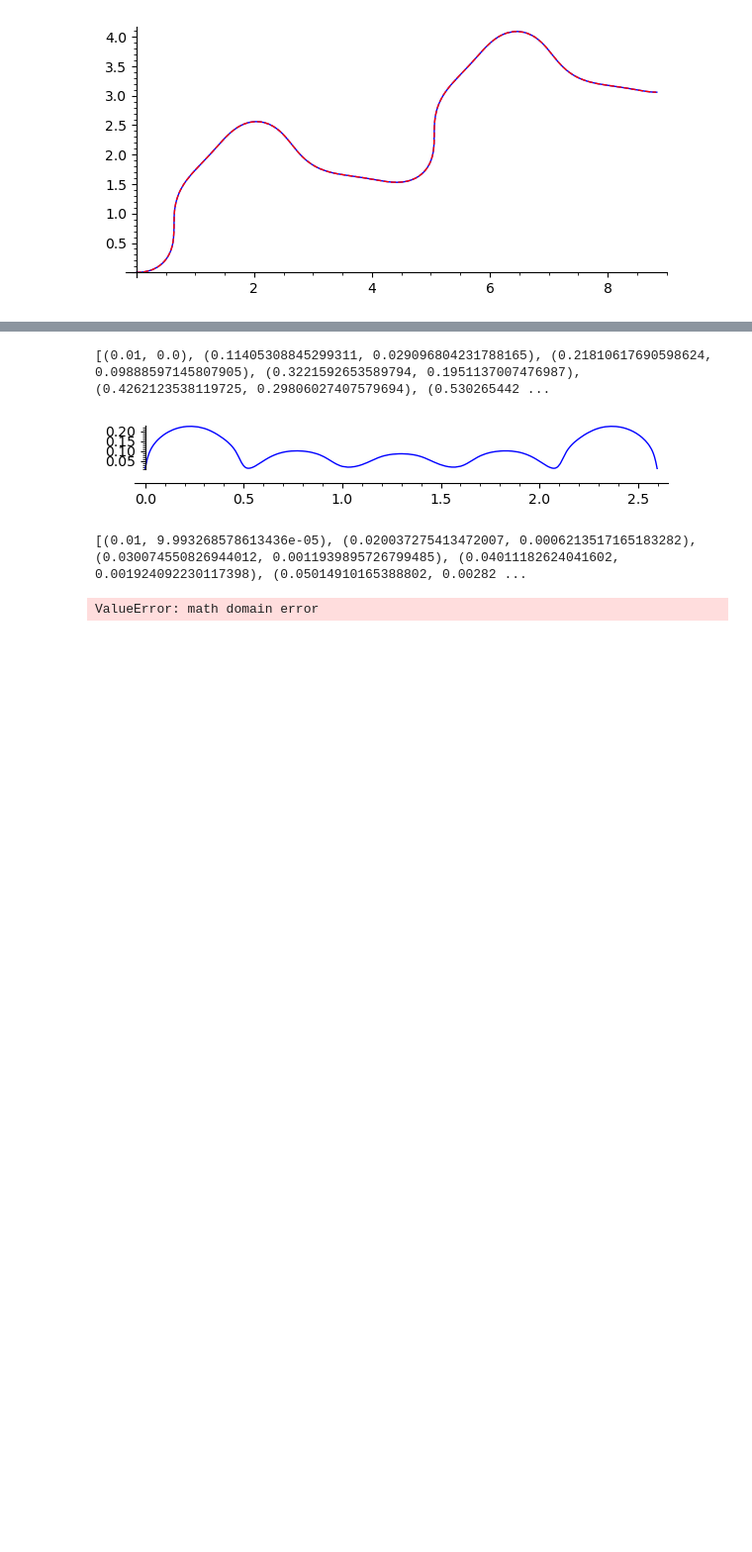
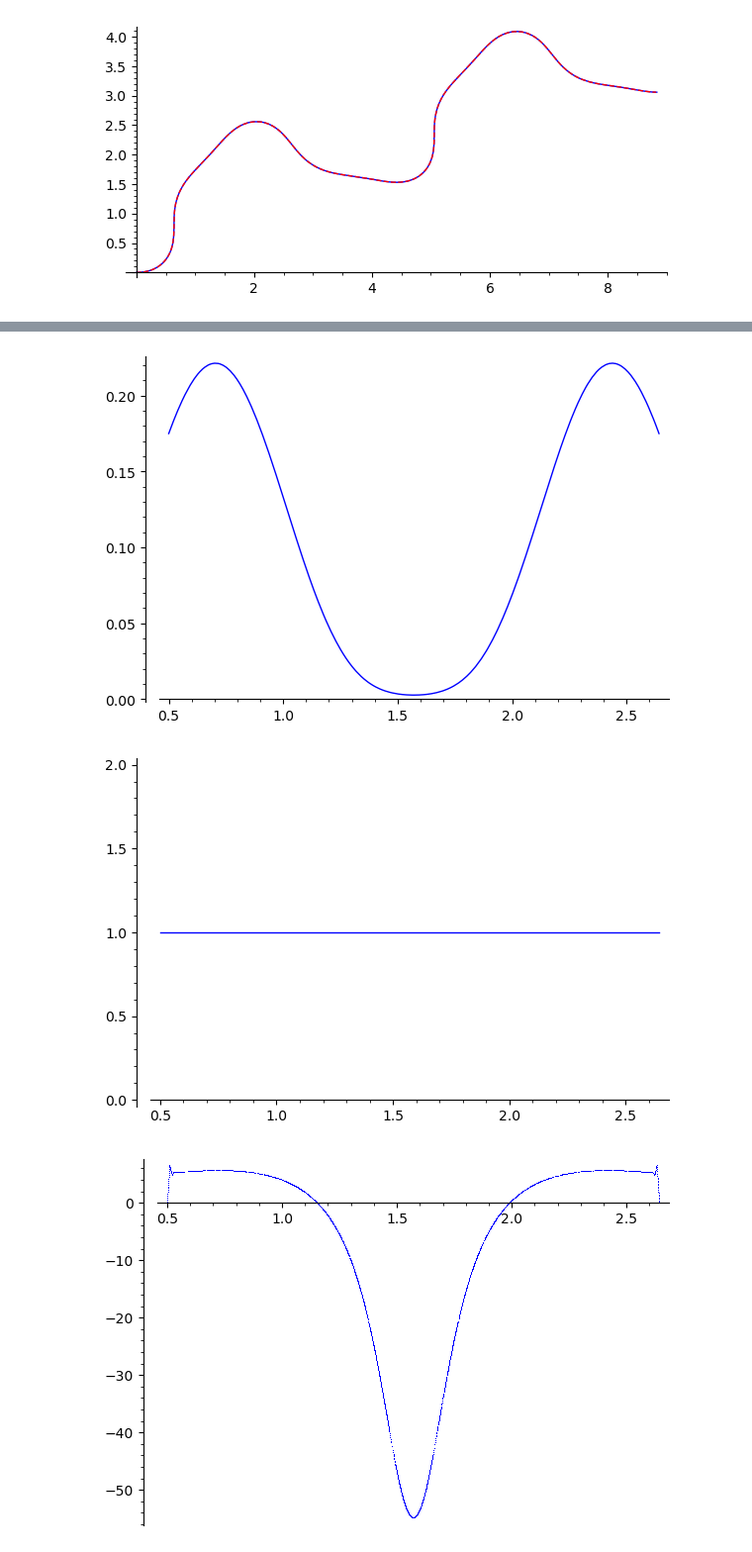
Before and after one commit to SageBinder/SageMath-Curvature-Flows, a Jupyter notebook: ricci_flow.ipynb, the cells around one changed output, grey strips where cells are left out. Shown at 99% size. Saved outputs shown, nothing was run; the diff lists cells and outputs as text; code cells hidden in the pictures; blank space fills up the shorter version.

Commit message:
ricci tensor as in rubinstein

```diff
--- a/ricci_flow.ipynb
+++ b/ricci_flow.ipynb
@@ -262,25 +279,23 @@ m(rho) = ((sin(rho) + c3*sin(3*rho) + c5*sin(5*rho))/(1 + 3*c3 + 5*c5))**2
-# %%
-srange=(0.01, pi-0.01)
-h = to_spline(h, srange)
-m = to_spline(m, srange)
-# %%
-x, y = xy_splines_from_hm(h, m, srange)
-print(x.list())
-# %% [output]
-[(0.01, 0.0), (0.11405308845299311, 0.029096804231788165), (0.21810617690598624, 0.09888597145807905), (0.3221592653589794, 0.1951137007476987), (0.4262123538119725, 0.29806027407579694), (0.530265442 ...
-# %%
-parametric_plot((x, y), (x.list()[0][0], x.list()[-1][0]))
-# %% [output]
-[figure, removed]
-# %%
-def K(y, rho):
-    return y.derivative(rho, order=2)/y(rho)
-
-dt=0.00001
-h_ = spline([(rho, h_rho_ - 2*K(y, rho)*dt) for rho, h_rho_ in h.list()])
-m_ = spline([(rho, m_rho_ - 2*K(y, rho)*dt) for rho, m_rho_ in m.list()])
-print(m_.list())
-x, y = xy_splines_from_hm(h_, m_, srange)
-# %% [output]
-[(0.01, 9.993268578613436e-05), (0.020037275413472007, 0.0006213517165183282), (0.030074550826944012, 0.0011939895726799485), (0.04011182624041602, 0.001924092230117398), (0.05014910165388802, 0.00282 ...
-ValueError: math domain error
+# %%
+def hm_to_ricci_tensor(h, m, return_K=False):
+    sqrt_m = spline([(rho, sqrt(m_rho_)) for rho, m_rho_ in m])
+
+    def K(rho):
+#         print(f"rho: {rho}, K: {sqrt_m.derivative(rho, order=2) / sqrt_m(rho)}")
+        return -sqrt_m.derivative(rho, order=2) / sqrt_m(rho)
+
+    def R(rho):
+        R11 = K(rho) + ((m.derivative(rho) * h.derivative(rho)) / (4 * m(rho) * h(rho)))
+        R22 = R11 / (m(rho) * h(rho))
+        return matrix([[R11, 0], [0, R22]])
+    return R if not return_K else (R, K)
+# %%
+R, K = hm_to_ricci_tensor(h, m, return_K=True)
+# %%
+show(plot(m, srange))
+show(plot(h, srange))
+show(plot(K, srange, marker=",", linestyle=""))
+# %% [output]
+[figure, added]
+[figure, added]
+[figure, added]
```
Also changed, not shown: parts of 5 cells of this notebook.
